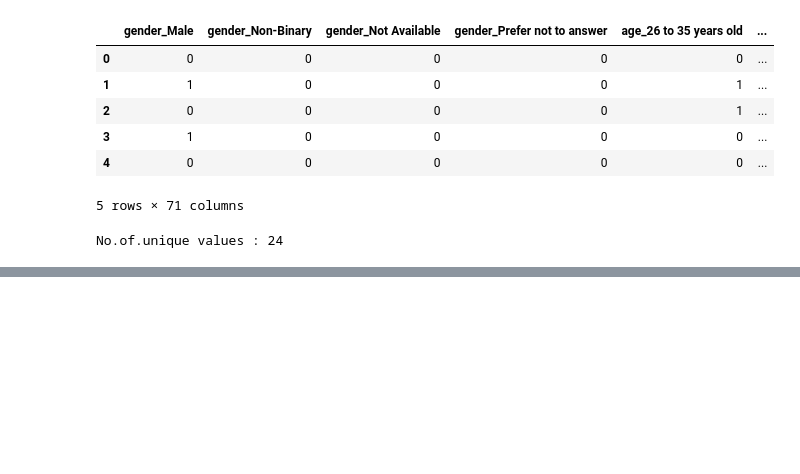
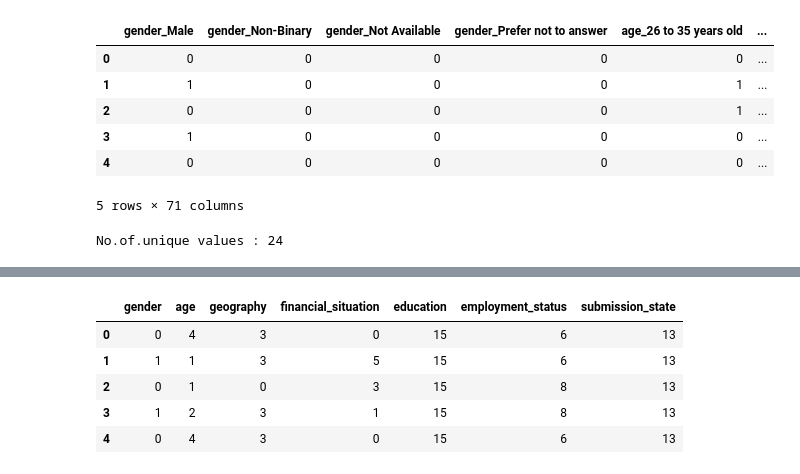
Before and after one commit to dsatyam09/06_Aspire-Intelligence-1-, a Jupyter notebook: pre_dataset.ipynb, the cells around one changed output, grey strips where cells are left out. Drawn from its saved outputs; the diff is of its cells as text; code cells hidden in the pictures; blank space fills up the shorter version.

```diff
--- a/pre_dataset.ipynb
+++ b/pre_dataset.ipynb
@@ -158,0 +227,9 @@ No.of.unique values : 24
+# %%
+df.head()
+# %% [output]
+|  | gender | age | geography | financial_situation | education | employment_status | submission_state |
+| 0 | 0 | 4 | 3 | 0 | 15 | 6 | 13 |
+| 1 | 1 | 1 | 3 | 5 | 15 | 6 | 13 |
+| 2 | 0 | 1 | 0 | 3 | 15 | 8 | 13 |
+| 3 | 1 | 2 | 3 | 1 | 15 | 8 | 13 |
+| 4 | 0 | 4 | 3 | 0 | 15 | 6 | 13 |
```
Also changed, not shown: parts of 17 cells of this notebook.
